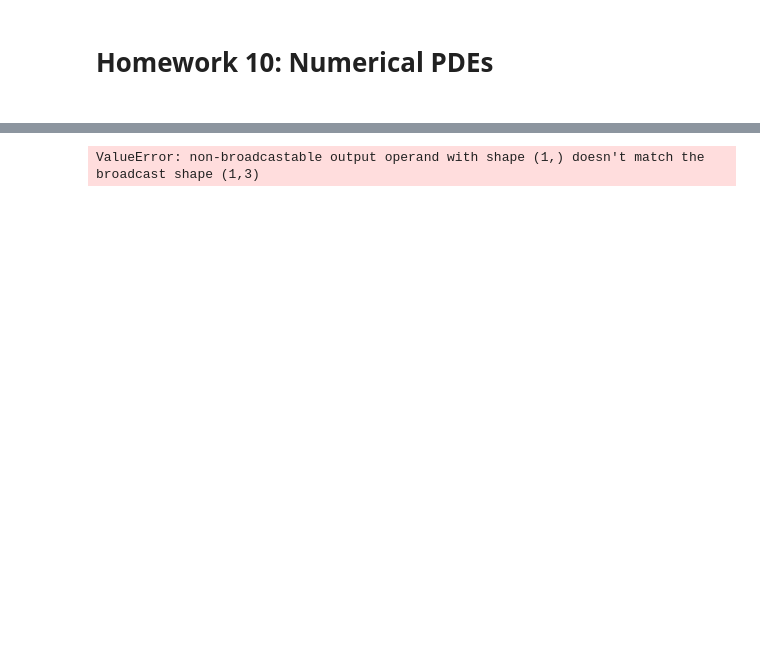
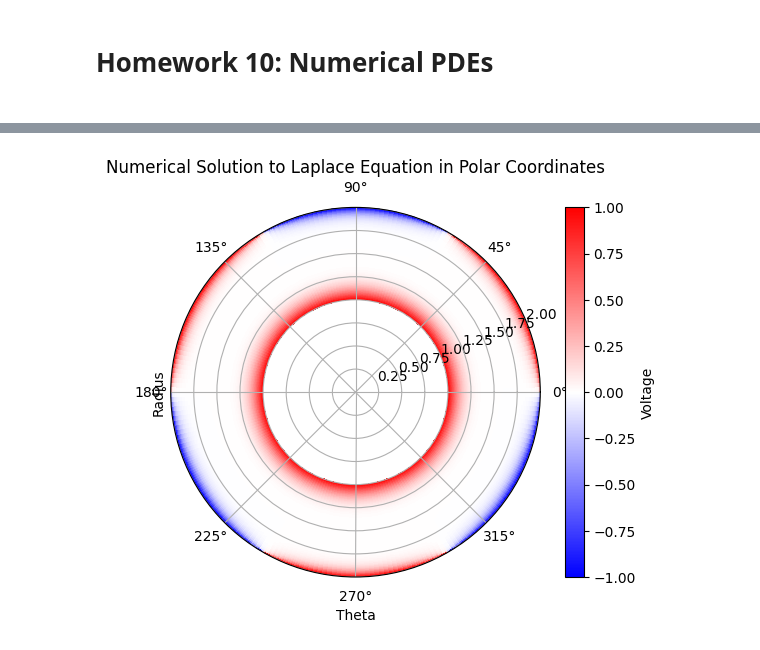
Before and after one commit to chtang-hmc/PHYS064, a Jupyter notebook: HW10C.ipynb, the cells around one changed output, grey strips where cells are left out. Saved outputs shown, nothing was run; the diff lists cells and outputs as text; code cells hidden in the pictures; blank space fills up the shorter version.

```diff
--- a/HW10C.ipynb
+++ b/HW10C.ipynb
@@ -145,4 +15,0 @@ acc0 = force/np.array([[masses[t-1]] for t in types])
-# %%
-pos = simulate(dt, (0, 10), pos0, vel0, types, masses, interactions)
-# %% [output]
-ValueError: non-broadcastable output operand with shape (1,) doesn't match the broadcast shape (1,3)
@@ -148,0 +28,42 @@ ValueError: non-broadcastable output operand with shape (1,) doesn't match the b
+# %%
+# use the relaxation method to solve the Laplace equation. Remember that the boundary conditions are fixed and
+for k in range(1000):
+    for i in range(1,n-1):
+        for j in range(n):
+            if j == 0:
+                solution[i,j] = 0.25 * (solution[i-1,j] + solution[i+1,j] + solution[i,j+1] + solution[i,n-1])
+            elif j == n-1:
+                solution[i,j] = 0.25 * (solution[i-1,j] + solution[i+1,j] + solution[i,j-1] + solution[i,0])
+            else:
+                solution[i,j] = 0.25 * (solution[i-1,j] + solution[i+1,j] + solution[i,j-1] + solution[i,j+1])
+# %%
+import matplotlib.pyplot as plt
+
+# draw the solution in polar coordinates. solution has first row is r=b, last row is r=a. Columns are theta=0 to 2pi
+a = 2
+b = 1
+
+# Define the theta values
+theta = np.linspace(0, 2*np.pi, n+1)
+
+# Define the r values
+r = np.linspace(b, a, n+1)
+
+# Create the polar plot
+fig, ax = plt.subplots(subplot_kw={'projection': 'polar'})
+
+# Plot the heatmap so that positive values are red and negative values are blue
+cax = ax.pcolormesh(theta, r, solution, cmap='bwr', vmin=-V0, vmax=V0)
+
+# Add color bar so that positive values are red and negative values are blue
+fig.colorbar(cax, ax=ax, label='Voltage')
+
+# Add labels and title
+ax.set_xlabel('Theta')
+ax.set_ylabel('Radius')
+ax.set_title('Numerical Solution to Laplace Equation in Polar Coordinates')
+
+# Show the plot
+plt.show()
+# %% [output]
+[figure, added]
```
Also changed, not shown: parts of 12 cells of this notebook.
